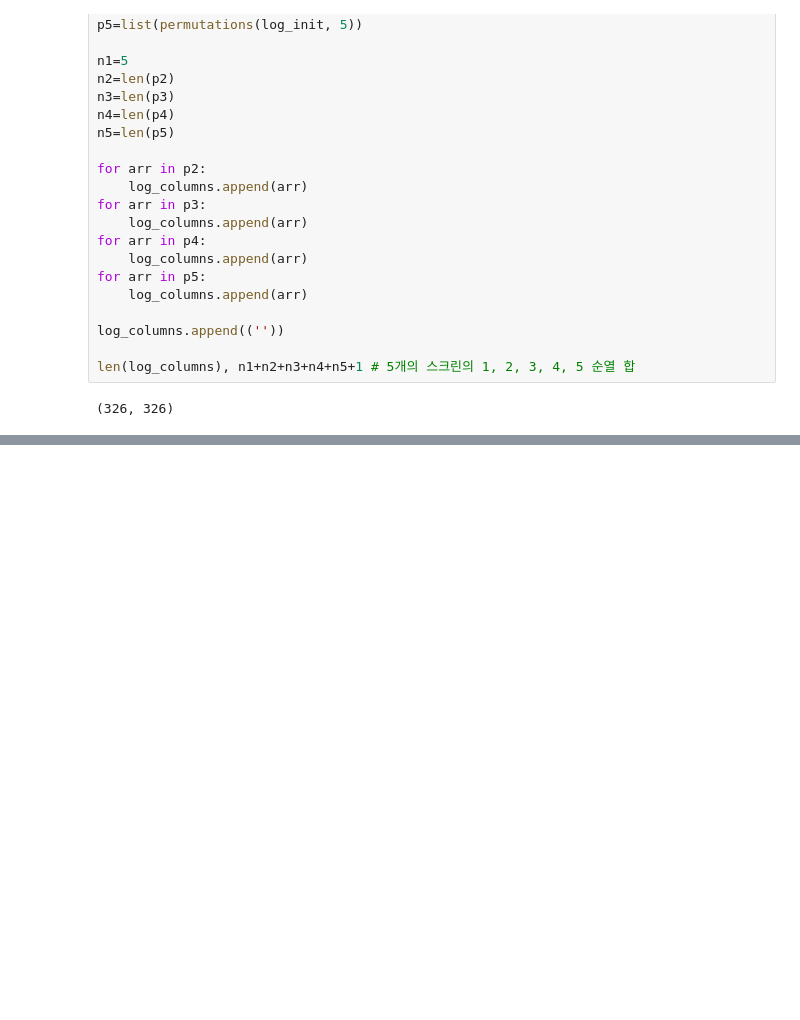
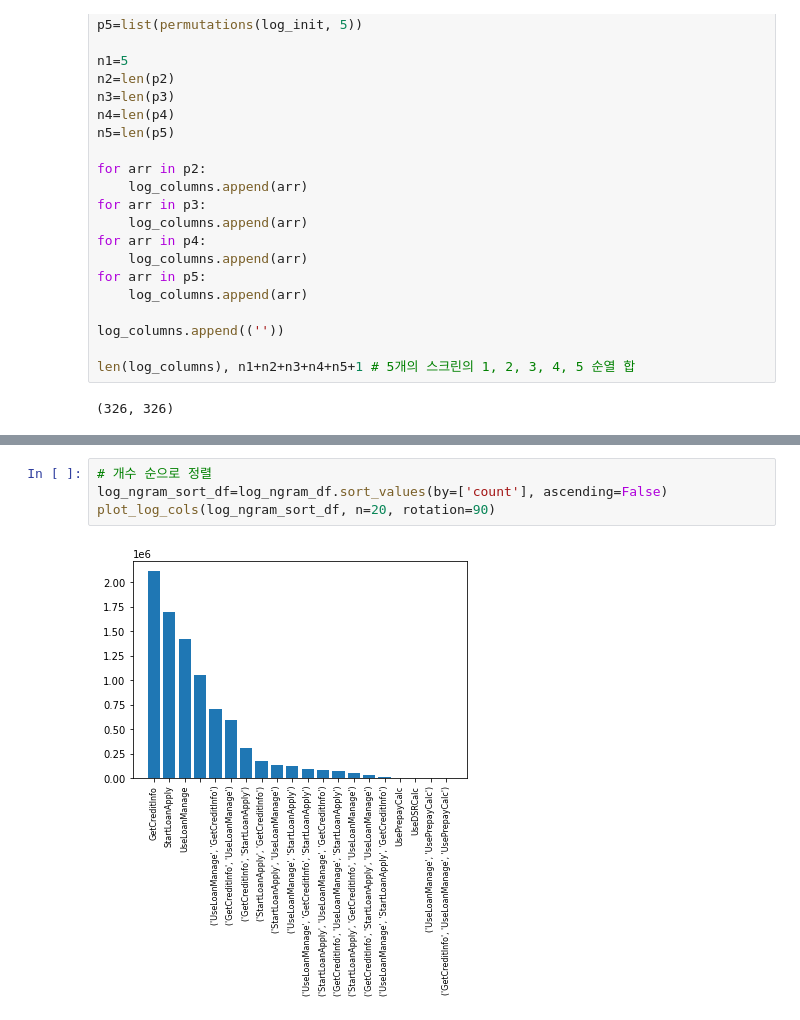
Before and after one commit to NayeonKeum/BigContest2022, a Jupyter notebook: code/LogScreen-Ngram.ipynb, the cells around one changed output, grey strips where cells are left out. Cells and saved outputs as stored; diff of their text form; blank space fills up the shorter version.

```diff
--- a/code/LogScreen-Ngram.ipynb
+++ b/code/LogScreen-Ngram.ipynb
@@ -208 +299,7 @@ log_ngram_df.head()
+# %%
+# 개수 순으로 정렬
+log_ngram_sort_df=log_ngram_df.sort_values(by=['count'], ascending=False)
+plot_log_cols(log_ngram_sort_df, n=20, rotation=90)
+# %% [output]
+[figure, added]
 # %%
```
Also changed, not shown: parts of 46 cells of this notebook, 4 other files.
